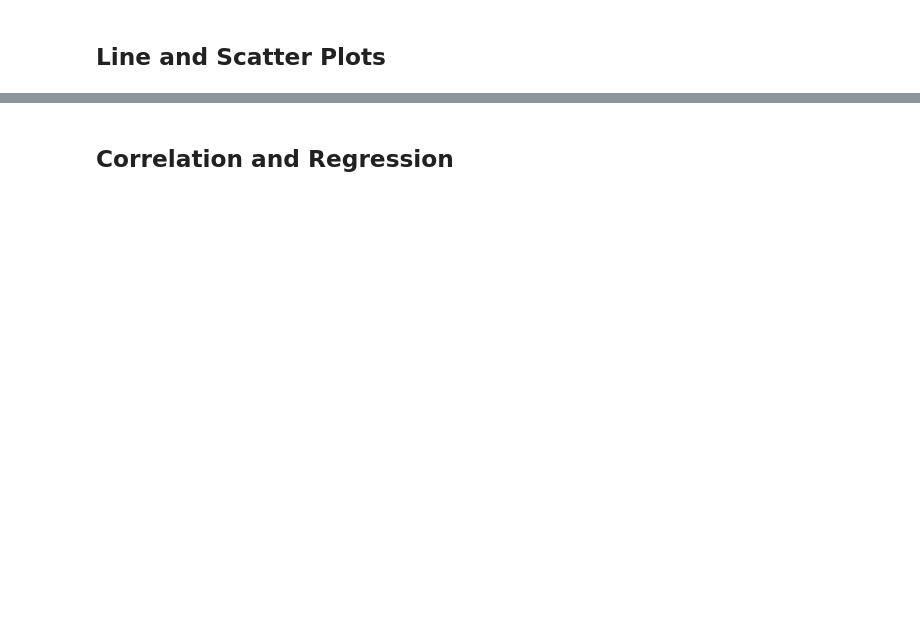
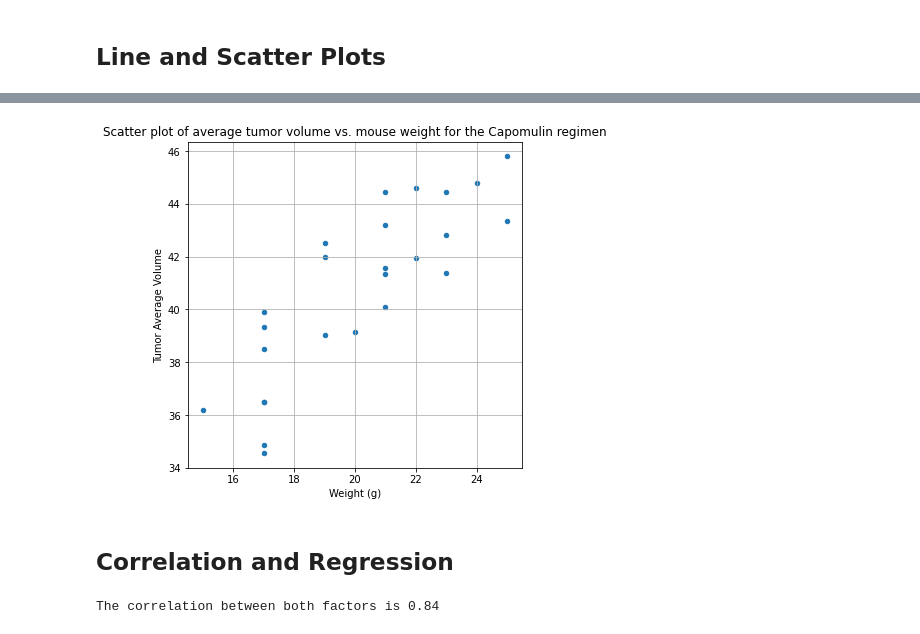
Before and after one commit to Nat-Manahan/Matplotlib-challenge, a Jupyter notebook: pymaceuticals_starter.ipynb, the cells around one changed output, grey strips where cells are left out. Cells and saved outputs as stored; diff of their text form; code cells hidden in the pictures; blank space fills up the shorter version.

```diff
--- a/pymaceuticals_starter.ipynb
+++ b/pymaceuticals_starter.ipynb
@@ -230,0 +331,3 @@ Text(0, 0.5, 'Sex')
+# %%
+capo_weight_tumor = capo_df.loc[:, ["Mouse ID", "Weight (g)", "Tumor Volume (mm3)"]]
+capo_weight_tumor
@@ -230,0 +348,4 @@ Text(0, 0.5, 'Sex')
+# %%
+capo_avg = pd.DataFrame(capo_weight_tumor.groupby(["Mouse ID", "Weight (g)"])["Tumor Volume (mm3)"].mean()).reset_index()
+capo_avg = capo_avg.rename(columns={"Tumor Volume (mm3)": "Tumor Average Volume"})
+capo_avg
@@ -231,5 +370,18 @@ Text(0, 0.5, 'Sex')
+# %%
+capo_avg = capo_avg.set_index("Mouse ID")
+capo_avg.plot(kind="scatter", x="Weight (g)", y="Tumor Average Volume", grid=True, figsize=(6,6), title="Scatter plot of average tumor volume vs. mouse weight for the Capomulin regimen")
+plt.show()
+# %% [output]
+[figure, added]
 # %% [markdown]
 ## Correlation and Regression
 # %%
 # Calculate the correlation coefficient and linear regression model
 # for mouse weight and average tumor volume for the Capomulin regimen
+
+mouse_weight = capo_avg.iloc[:,0]
+avg_tumor_volume = capo_avg.iloc[:,1]
+correlation = st.pearsonr(mouse_weight,avg_tumor_volume)
+print(f"The correlation between both factors is {round(correlation[0],2)}")
+# %% [output]
+The correlation between both factors is 0.84
```
Also changed, not shown: parts of 13 cells of this notebook.
